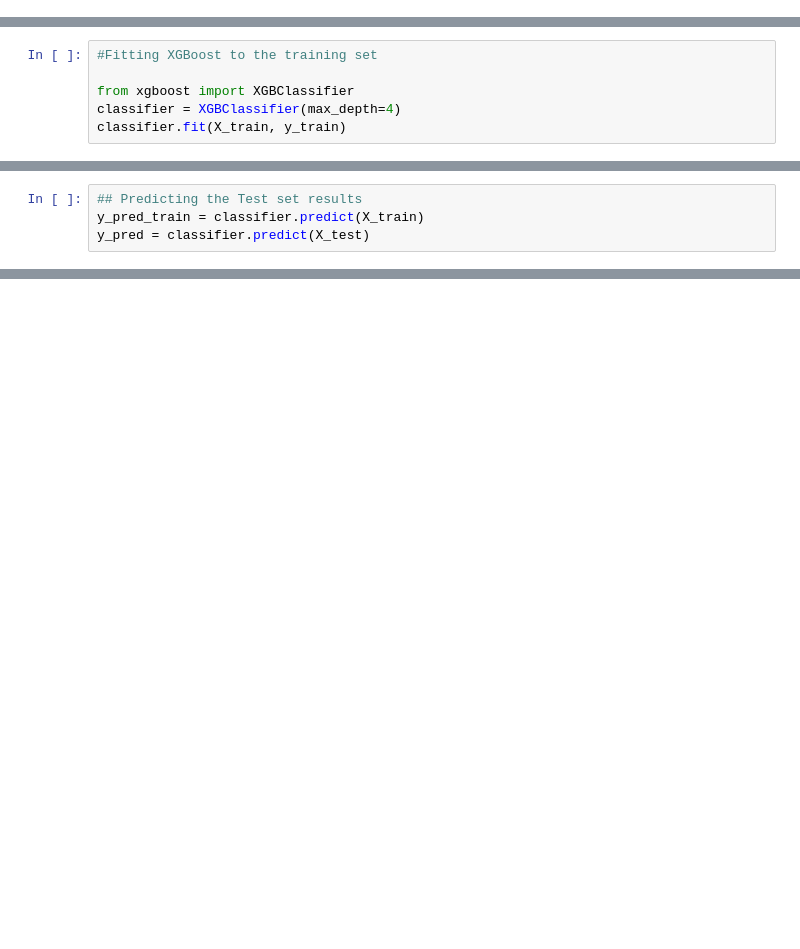
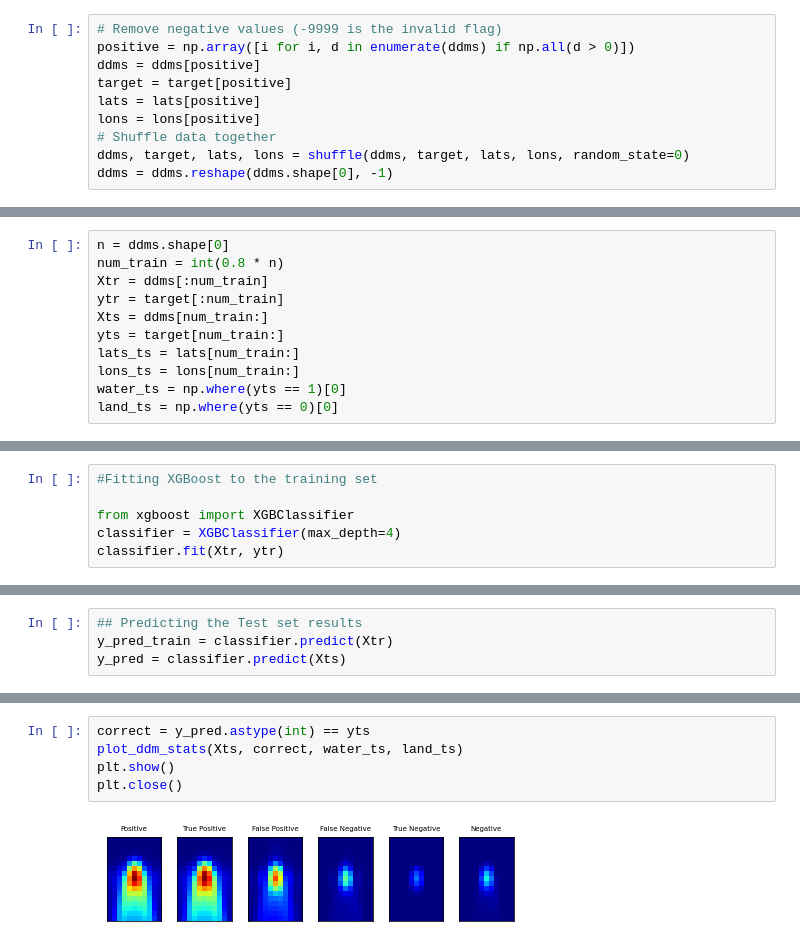
Before and after one commit to shalakatakale/ML-Project-Radar-Image-Classification, a Jupyter notebook: XGBoost .ipynb, the cells around one changed output, grey strips where cells are left out. Drawn from its saved outputs; the diff is of its cells as text; blank space fills up the shorter version.

Commit message:
random forest, XGBoost

```diff
--- a/XGBoost .ipynb
+++ b/XGBoost .ipynb
@@ -45,0 +40,10 @@ X_train, X_test, y_train, y_test = train_test_split(Xtr, ytr, test_size = 0.33,
+# %%
+# Remove negative values (-9999 is the invalid flag)
+positive = np.array([i for i, d in enumerate(ddms) if np.all(d > 0)])
+ddms = ddms[positive]
+target = target[positive]
+lats = lats[positive]
+lons = lons[positive]
+# Shuffle data together
+ddms, target, lats, lons = shuffle(ddms, target, lats, lons, random_state=0)
+ddms = ddms.reshape(ddms.shape[0], -1)
@@ -46,2 +122,13 @@ X_train, X_test, y_train, y_test = train_test_split(Xtr, ytr, test_size = 0.33,
+# %%
+n = ddms.shape[0]
+num_train = int(0.8 * n)
+Xtr = ddms[:num_train]
+ytr = target[:num_train]
+Xts = ddms[num_train:]
+yts = target[num_train:]
+lats_ts = lats[num_train:]
+lons_ts = lons[num_train:]
+water_ts = np.where(yts == 1)[0]
+land_ts = np.where(yts == 0)[0]
 # %%
 pip install xgboost
@@ -50,7 +145,7 @@ pip install xgboost
 
 from xgboost import XGBClassifier
 classifier = XGBClassifier(max_depth=4)
-classifier.fit(X_train, y_train)
+classifier.fit(Xtr, ytr)
 # %% [output]
 XGBClassifier(base_score=0.5, booster='gbtree', colsample_bylevel=1,
               colsample_bynode=1, colsample_bytree=1, gamma=0, gpu_id=-1,
@@ -63,6 +157,6 @@ XGBClassifier(base_score=0.5, booster='gbtree', colsample_bylevel=1,
               tree_method='exact', validate_parameters=1, verbosity=None)
 # %%
 ## Predicting the Test set results
-y_pred_train = classifier.predict(X_train)
-y_pred = classifier.predict(X_test)
+y_pred_train = classifier.predict(Xtr)
+y_pred = classifier.predict(Xts)
 # %%
@@ -89,0 +185,7 @@ accuracies.mean
+# %%
+correct = y_pred.astype(int) == yts
+plot_ddm_stats(Xts, correct, water_ts, land_ts)
+plt.show()
+plt.close()
+# %% [output]
+[figure, added]
```
Also changed, not shown: parts of 15 cells of this notebook, 2 other files.
